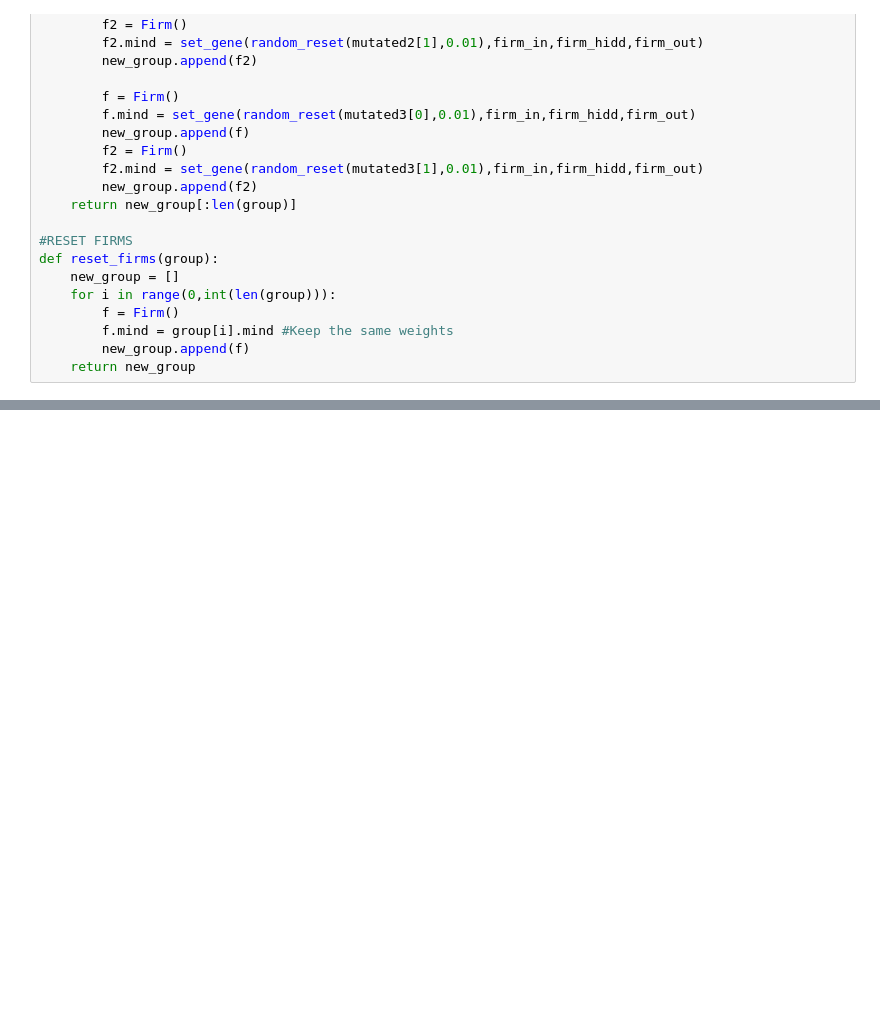
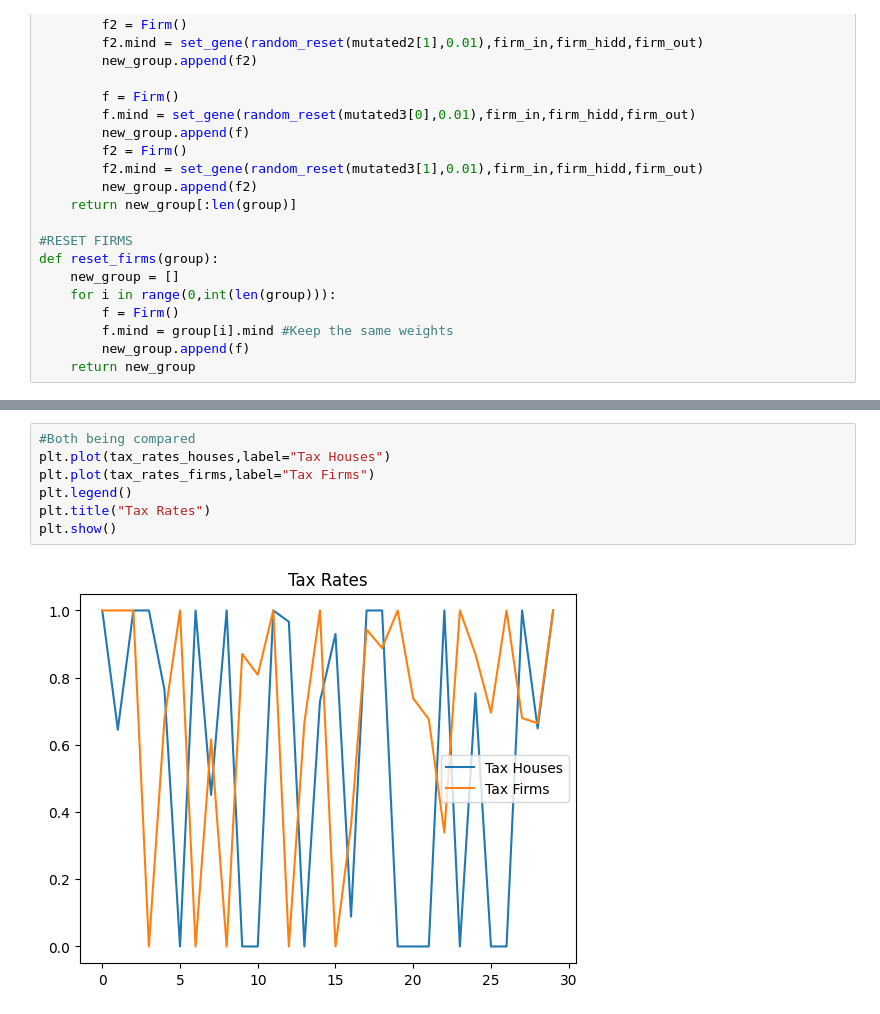
Before and after one commit to SuvrayanBandyopadhyay/AI-Economic-Simulation, a Jupyter notebook: NABIDES_Simulation.ipynb, the cells around one changed output, grey strips where cells are left out. Drawn from its saved outputs; the diff is of its cells as text; blank space fills up the shorter version.

```diff
--- a/NABIDES_Simulation.ipynb
+++ b/NABIDES_Simulation.ipynb
@@ -427,0 +790,9 @@ plt.show()
+# %%
+#Both being compared
+plt.plot(tax_rates_houses,label="Tax Houses")
+plt.plot(tax_rates_firms,label="Tax Firms")
+plt.legend()
+plt.title("Tax Rates")
+plt.show()
+# %% [output]
+[figure, added]
```
Also changed, not shown: parts of 18 cells of this notebook, 1 other file.
